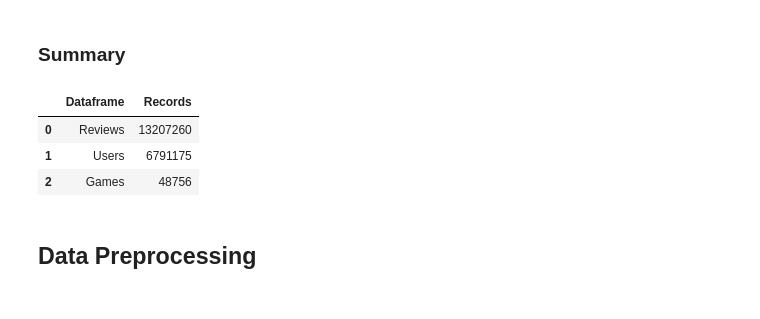
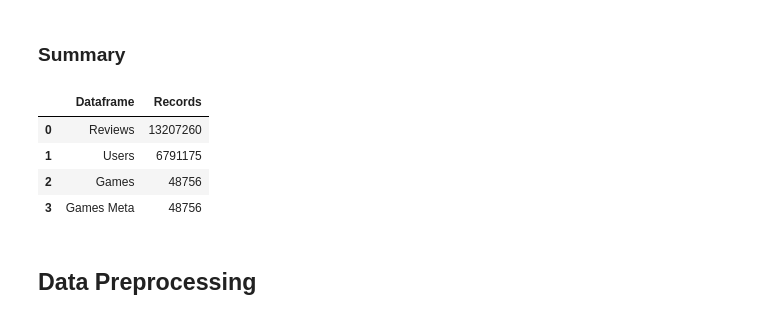
Before and after one commit to slvhuang/DL-Steam-Game-Recommender-System, a Jupyter notebook: 1_preprocessing.ipynb, the cells around one changed output. Saved outputs shown, nothing was run; the diff lists cells and outputs as text; code cells hidden in the pictures.

Commit message:
add game metadata

```diff
--- a/1_preprocessing.ipynb
+++ b/1_preprocessing.ipynb
@@ -85,0 +90,4 @@ games_df.head()
+# %%
+# read games meta data
+games_meta_df = pd.read_json('data/games_metadata.json', lines=True)
+games_meta_df.shape
@@ -153,14 +185,16 @@ reviews_df.head()
 # %%
 pd.DataFrame([
     ["Reviews", len(reviews_df.index)],
     ["Users", len(users_df.index)],
-    ["Games", len(games_df.index)]
+    ["Games", len(games_df.index)],
+    ["Games Meta", len(games_meta_df.index)]
 ], columns=["Dataframe", "Records"])
 # %% [output]
 |  | Dataframe | Records |
 | 0 | Reviews | 13207260 |
 | 1 | Users | 6791175 |
 | 2 | Games | 48756 |
+| 3 | Games Meta | 48756 |
 # %% [markdown]
 ## Data Preprocessing
 # %% [markdown]
```
Also changed, not shown: parts of 17 cells of this notebook, 3 other files.
